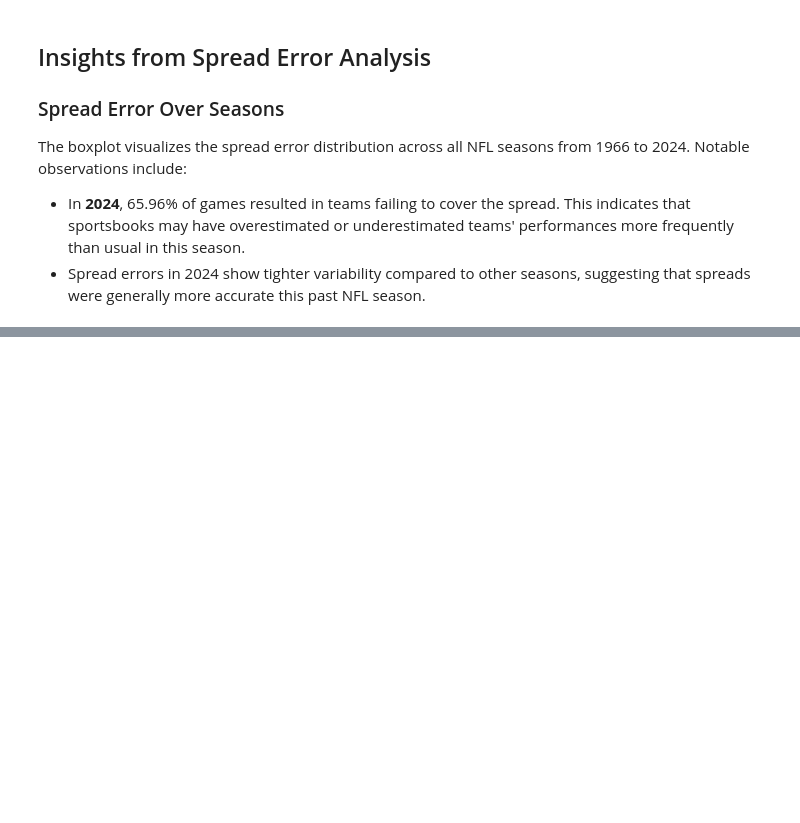
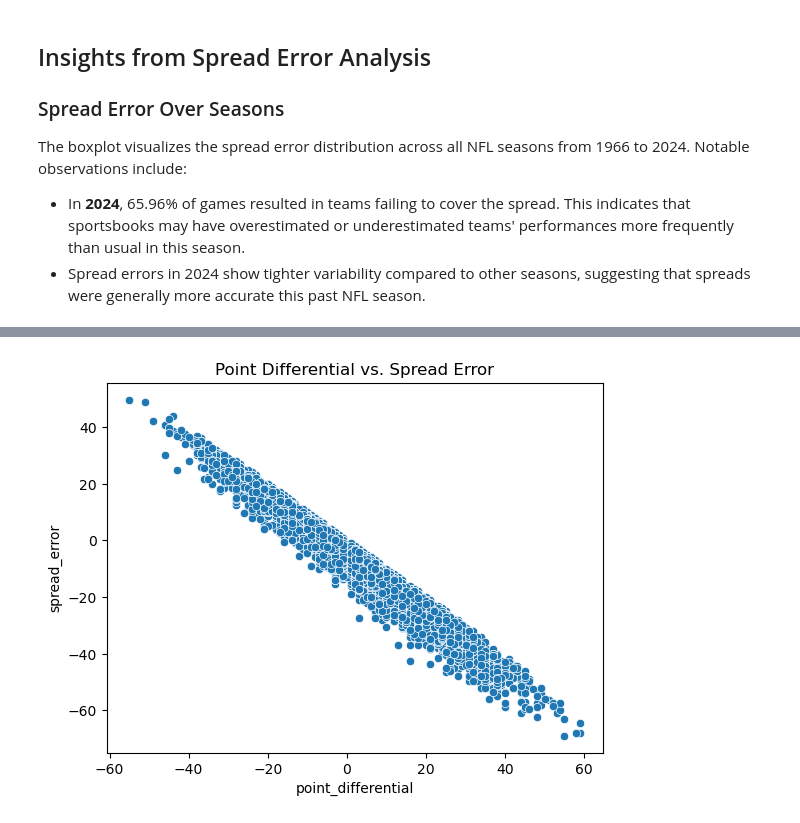
Before and after one commit to OrlandoBrandon/orlandobrandon.github.io, a Jupyter notebook: Project 1/sports_betting_data.ipynb, the cells around one changed output, grey strips where cells are left out. Cells and saved outputs as stored; diff of their text form; code cells hidden in the pictures; blank space fills up the shorter version.

```diff
--- a/Project 1/sports_betting_data.ipynb
+++ b/Project 1/sports_betting_data.ipynb
@@ -198,0 +267,6 @@ The boxplot visualizes the spread error distribution across all NFL seasons from
+# %%
+sns.scatterplot(data=spread_data, x='point_differential', y='spread_error')
+plt.title("Point Differential vs. Spread Error")
+plt.show()
+# %% [output]
+[figure, added]
```
Also changed, not shown: parts of 35 cells of this notebook, 11 other files.
